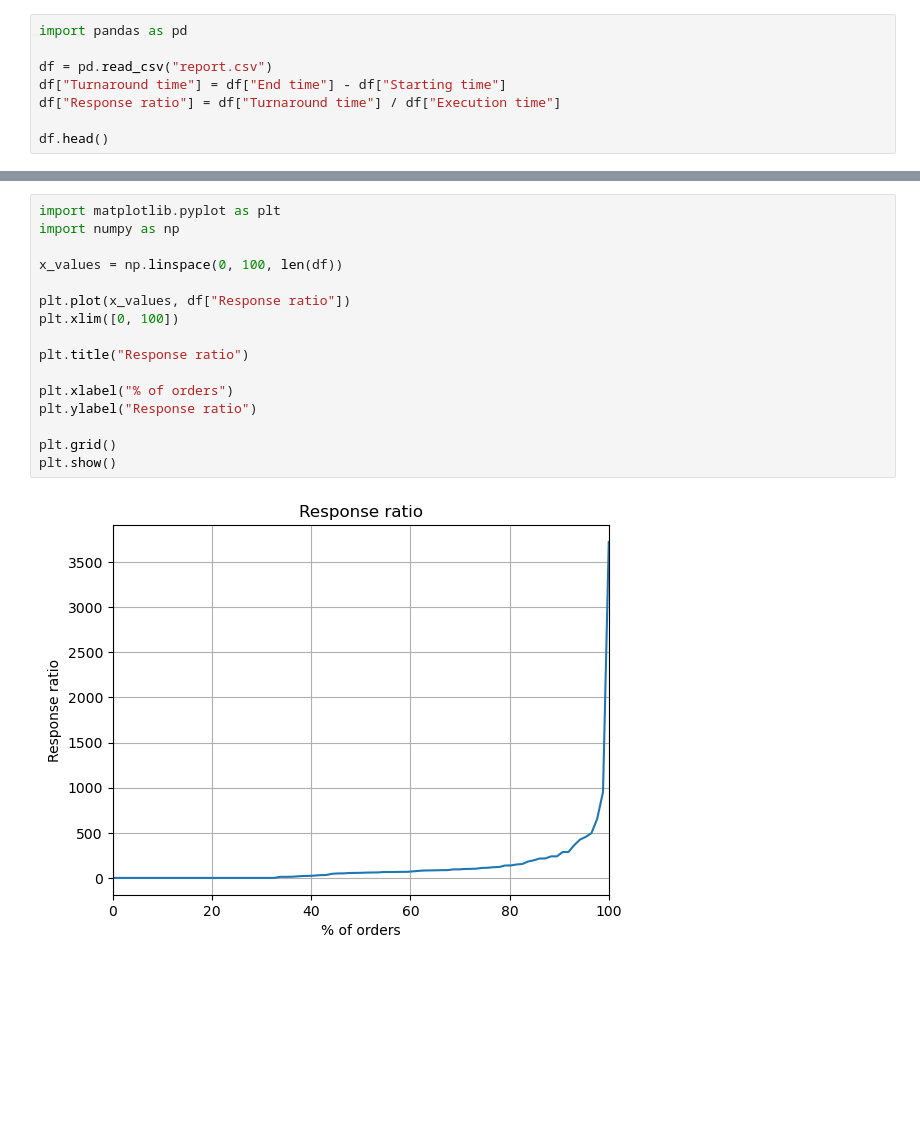
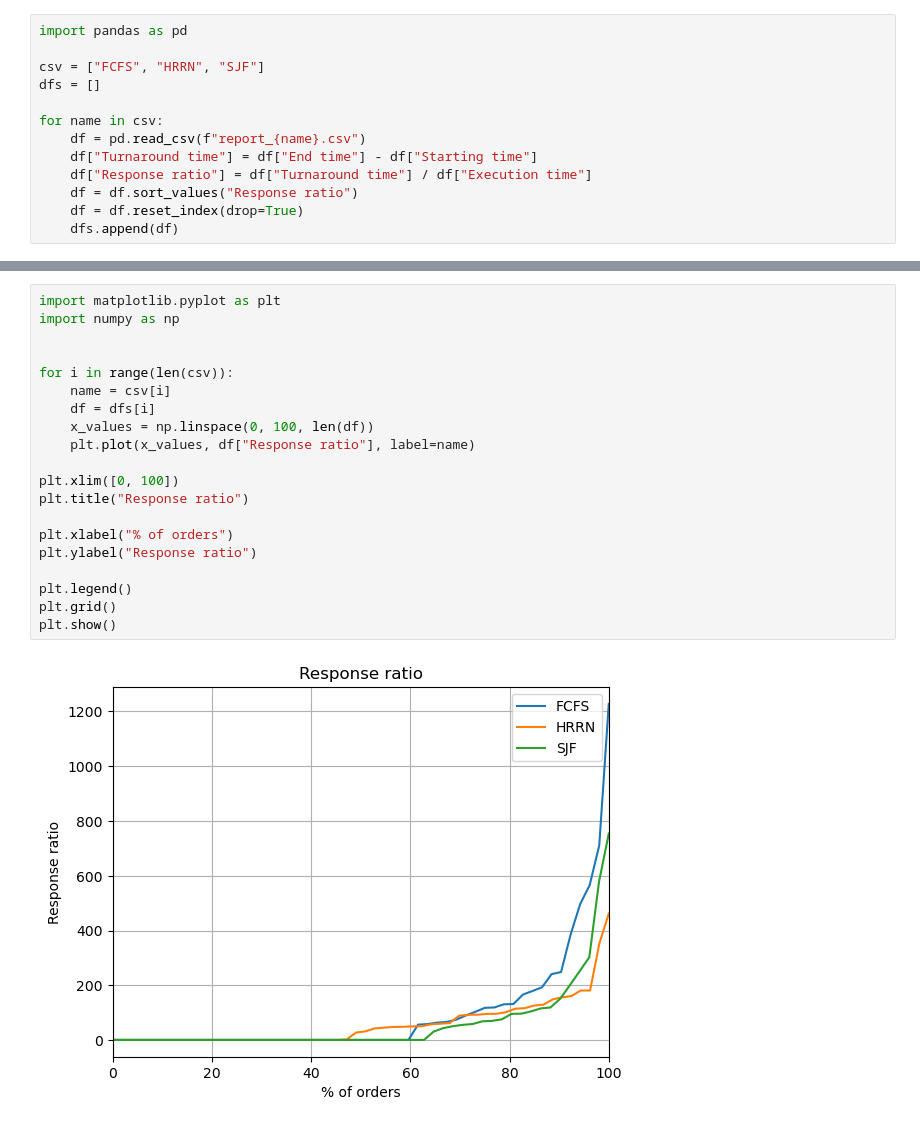
Before and after one commit to ReinoutA/simulation_bosch, a Jupyter notebook: analyse.ipynb, the cells around one changed output, grey strips where cells are left out. Drawn from its saved outputs; the diff is of its cells as text; blank space fills up the shorter version.

```diff
--- a/analyse.ipynb
+++ b/analyse.ipynb
@@ -1,8 +1,13 @@
 # %%
 import pandas as pd
 
-df = pd.read_csv("report.csv")
-df["Turnaround time"] = df["End time"] - df["Starting time"]
-df["Response ratio"] = df["Turnaround time"] / df["Execution time"]
+csv = ["FCFS", "HRRN", "SJF"]
+dfs = []
 
-df.head()
+for name in csv:
+    df = pd.read_csv(f"report_{name}.csv")
+    df["Turnaround time"] = df["End time"] - df["Starting time"]
+    df["Response ratio"] = df["Turnaround time"] / df["Execution time"]
+    df = df.sort_values("Response ratio")
+    df = df.reset_index(drop=True)
+    dfs.append(df)
@@ -38,18 +14,22 @@ df.head()
 # %%
 import matplotlib.pyplot as plt
 import numpy as np
 
-x_values = np.linspace(0, 100, len(df))
 
-plt.plot(x_values, df["Response ratio"])
+for i in range(len(csv)):
+    name = csv[i]
+    df = dfs[i]
+    x_values = np.linspace(0, 100, len(df))
+    plt.plot(x_values, df["Response ratio"], label=name)
+
 plt.xlim([0, 100])
-
 plt.title("Response ratio")
 
 plt.xlabel("% of orders")
 plt.ylabel("Response ratio")
 
+plt.legend()
 plt.grid()
 plt.show()
 # %% [output]
-[figure, old version]
+[figure, new version]
```
Also changed, not shown: parts of 2 cells of this notebook, 5 other files.
